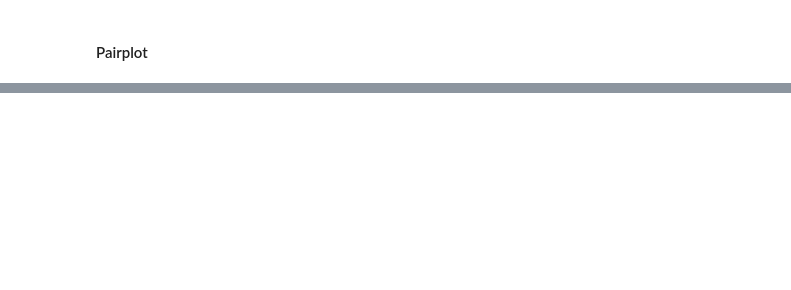
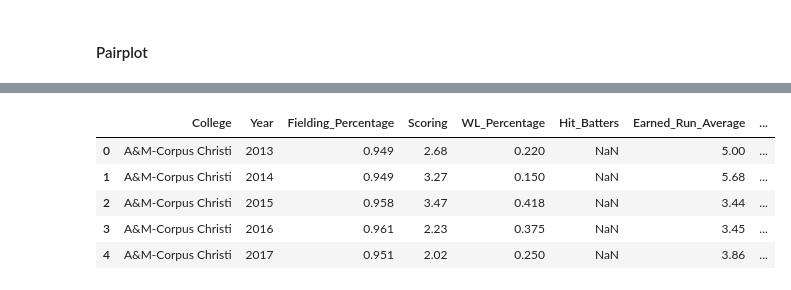
Before and after one commit to koeunlim/Capstone_Softball, a Jupyter notebook: 03_NCAA_Softball_EDA.ipynb, the cells around one changed output, grey strips where cells are left out. Cells and saved outputs as stored; diff of their text form; code cells hidden in the pictures; blank space fills up the shorter version.

```diff
--- a/03_NCAA_Softball_EDA.ipynb
+++ b/03_NCAA_Softball_EDA.ipynb
@@ -99,0 +127,10 @@ corr_sorted[abs(corr_sorted)>0.6].dropna()
+# %%
+%store -r df_NCAA
+df_NCAA.head()
+# %% [output]
+|  | College | Year | Fielding_Percentage | Scoring | WL_Percentage | Hit_Batters | Earned_Run_Average | ... |
+| 0 | A&M-Corpus Christi | 2013 | 0.949 | 2.68 | 0.220 | NaN | 5.00 | ... |
+| 1 | A&M-Corpus Christi | 2014 | 0.949 | 3.27 | 0.150 | NaN | 5.68 | ... |
+| 2 | A&M-Corpus Christi | 2015 | 0.958 | 3.47 | 0.418 | NaN | 3.44 | ... |
+| 3 | A&M-Corpus Christi | 2016 | 0.961 | 2.23 | 0.375 | NaN | 3.45 | ... |
+| 4 | A&M-Corpus Christi | 2017 | 0.951 | 2.02 | 0.250 | NaN | 3.86 | ... |
```
Also changed, not shown: parts of 10 cells of this notebook, 14 other files.
